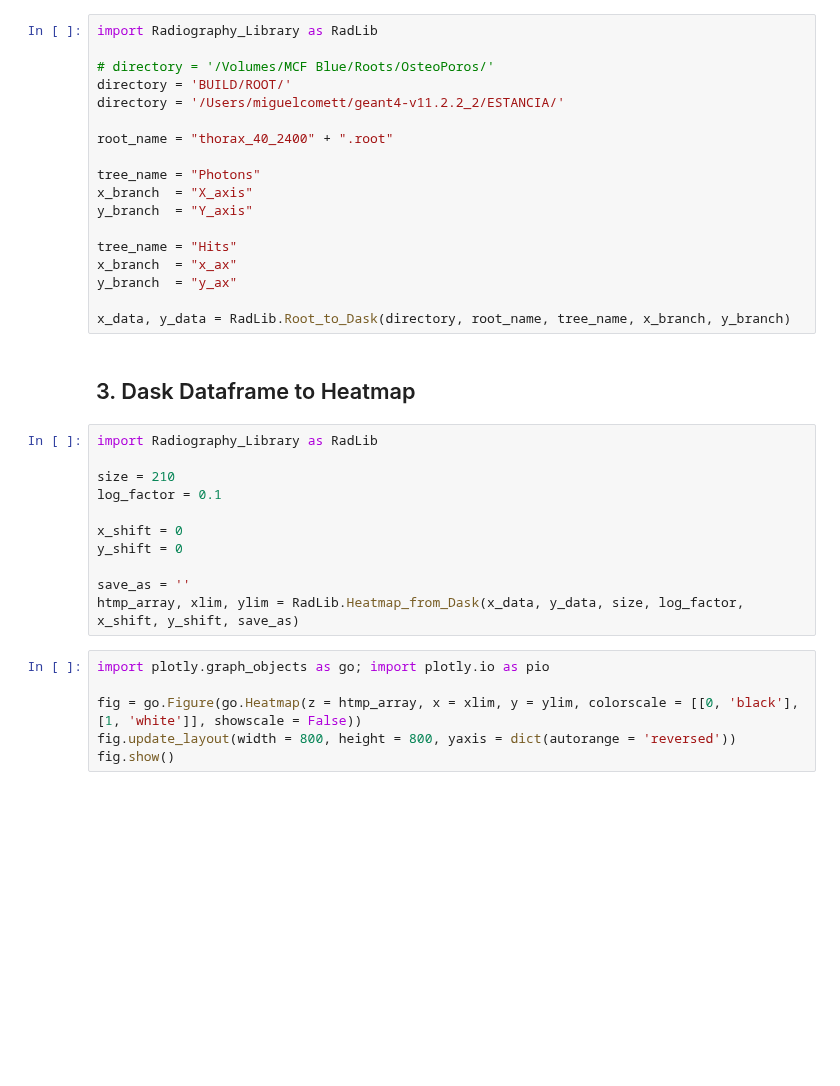
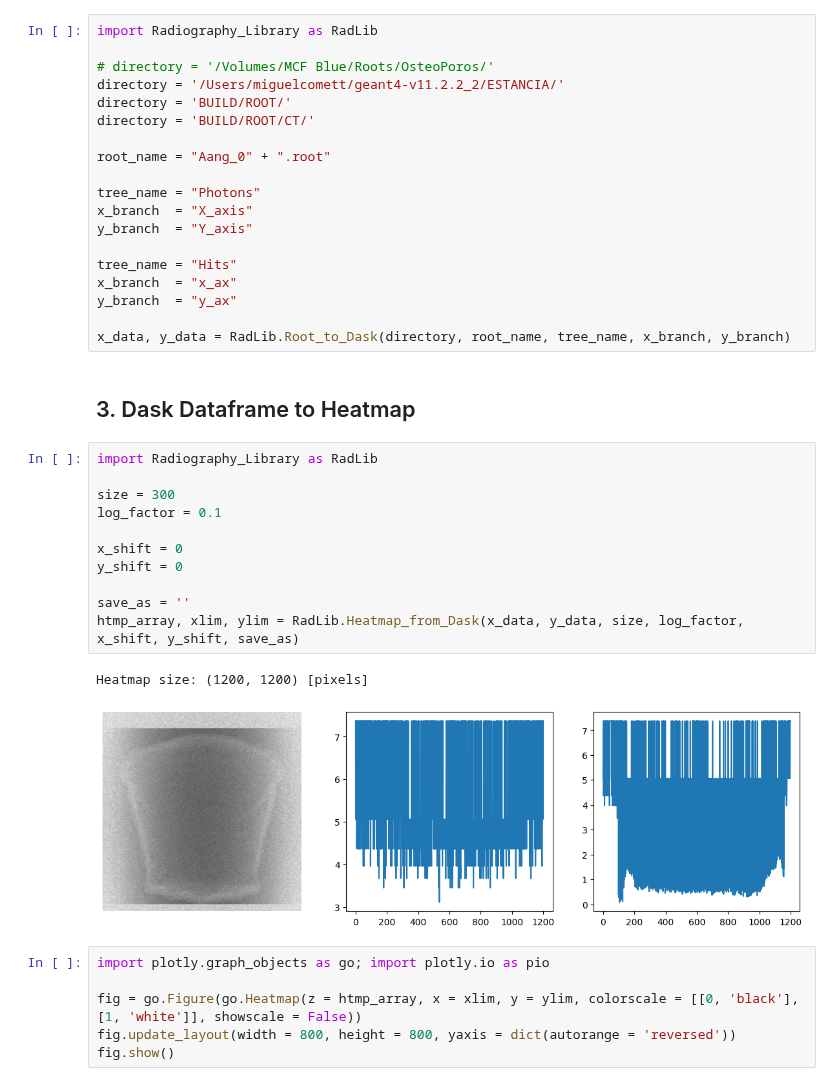
Before and after one commit to miguelcomett/G4_IFI-Team_2024, a Jupyter notebook: MedX_Engine/Radiography_Processing.ipynb, the cells around one changed output. Saved outputs shown, nothing was run; the diff lists cells and outputs as text; blank space fills up the shorter version.

```diff
--- a/MedX_Engine/Radiography_Processing.ipynb
+++ b/MedX_Engine/Radiography_Processing.ipynb
@@ -17,10 +17,11 @@ RadLib.MergeRoots_Parallel(directory, starts_with, output_name) # Merge con para
 import Radiography_Library as RadLib
 
 # directory = '/Volumes/MCF Blue/Roots/OsteoPoros/'
+directory = '/Users/miguelcomett/geant4-v11.2.2_2/ESTANCIA/'
 directory = 'BUILD/ROOT/'
-directory = '/Users/miguelcomett/geant4-v11.2.2_2/ESTANCIA/'
+directory = 'BUILD/ROOT/CT/'
 
-root_name = "thorax_40_2400" + ".root"
+root_name = "Aang_0" + ".root"
 
 tree_name = "Photons"
 x_branch  = "X_axis"
@@ -36,14 +37,17 @@ x_data, y_data = RadLib.Root_to_Dask(directory, root_name, tree_name, x_branch,
 # %%
 import Radiography_Library as RadLib
 
-size = 210
+size = 300
 log_factor = 0.1
 
 x_shift = 0
 y_shift = 0
 
 save_as = ''
 htmp_array, xlim, ylim = RadLib.Heatmap_from_Dask(x_data, y_data, size, log_factor, x_shift, y_shift, save_as)
+# %% [output]
+Heatmap size: (1200, 1200) [pixels]
+[figure, added]
 # %%
 import plotly.graph_objects as go; import plotly.io as pio
 
```
Also changed, not shown: parts of 2 cells of this notebook, 1 other file.
